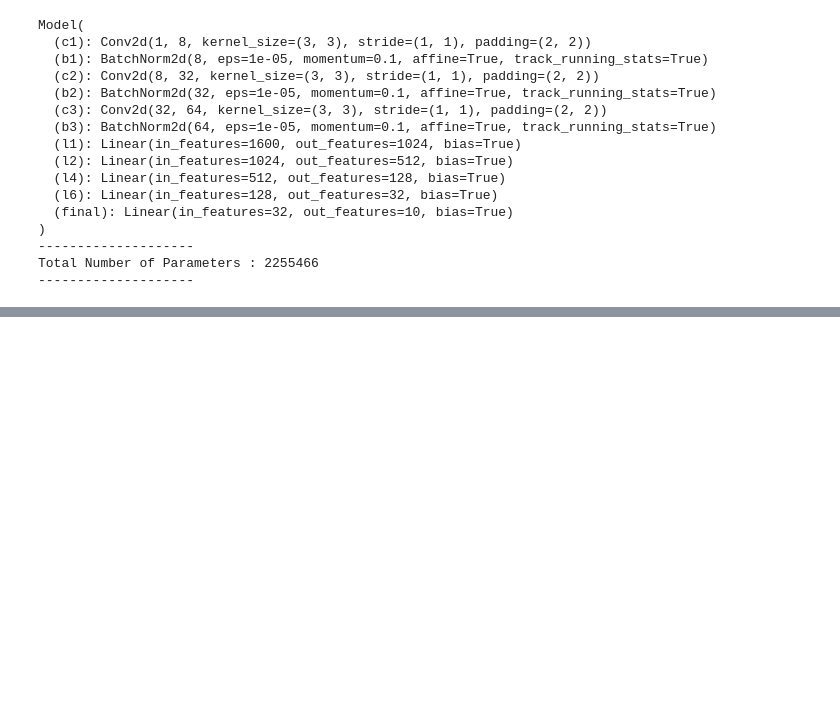
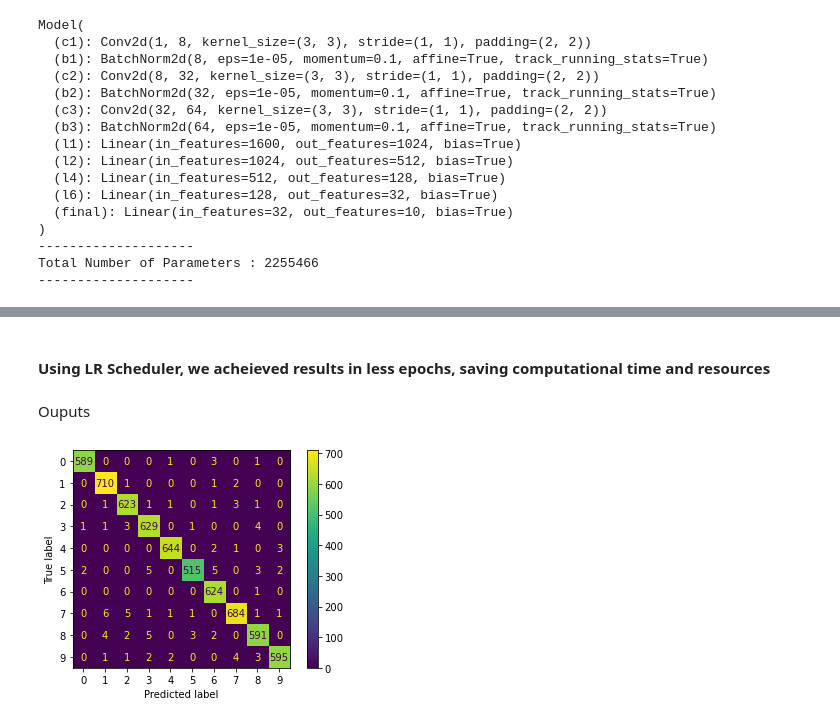
Before and after one commit to abhijitdarekar/MINST-Digit-Recognizer, a Jupyter notebook: notebooks/model_training.ipynb, the cells around one changed output, grey strips where cells are left out. Cells and saved outputs as stored; diff of their text form; code cells hidden in the pictures; blank space fills up the shorter version.

```diff
--- a/notebooks/model_training.ipynb
+++ b/notebooks/model_training.ipynb
@@ -330,0 +441,30 @@ Terminating Model training, as there is no change in Loss.....
+# %% [markdown]
+#### Using LR Scheduler, we acheieved results in less epochs, saving computational time and resources
+# %% [markdown]
+Ouputs
+# %%
+model.eval()
+preds = torch.LongTensor()
+num_classes = 10
+val_labels = []
+
+
+for images,label in valid_loader:
+    pred = model(images)
+    # val_labels.append(label.item())
+    label  =[x.item() for x in label]
+    val_labels+=label
+    preds = torch.cat((preds, pred.argmax(dim=1)), dim=0)
+
+cmt = torch.zeros(num_classes, num_classes, dtype=torch.int32)
+for i in range(len(val_labels)):
+    cmt[val_labels[i], preds[i]] += 1
+
+preds = [z.item() for z in preds]
+
+cm = confusion_matrix(val_labels,preds,)
+disp = ConfusionMatrixDisplay(cm)
+disp.plot()
+plt.show()
+# %% [output]
+[figure, added]
```
Also changed, not shown: parts of 10 cells of this notebook, 2 other files.
